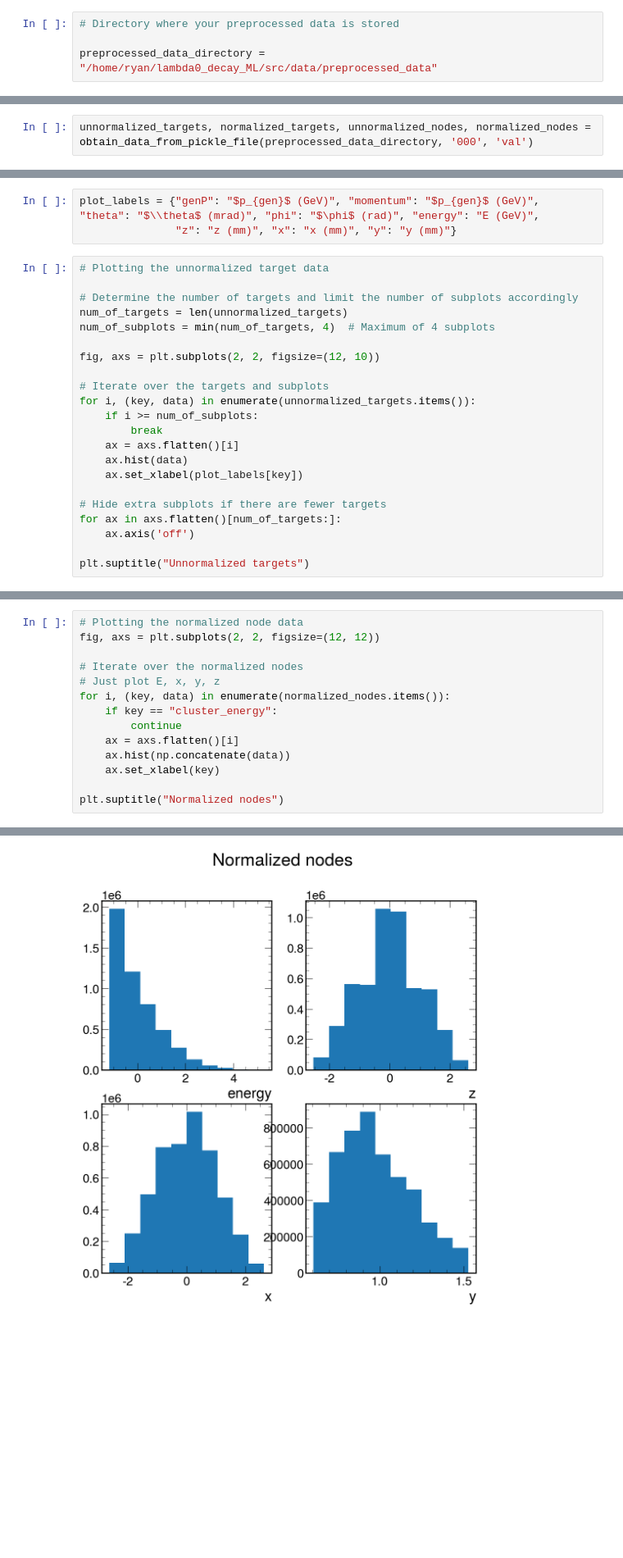
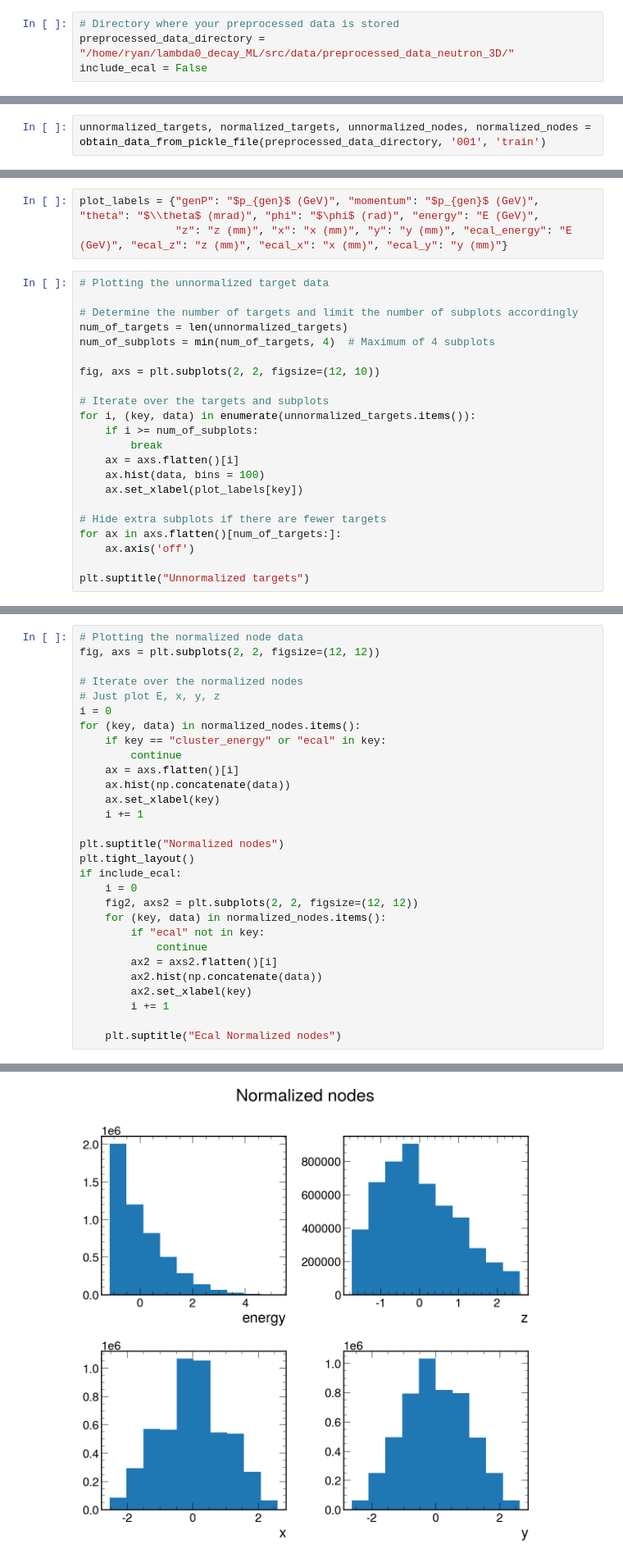
Before and after one commit to eiccodesign/regressiononly, a Jupyter notebook: src/notebooks/preprocessed_QA.ipynb, the cells around one changed output, grey strips where cells are left out. Shown at 82% size. Cells and saved outputs as stored; diff of their text form; blank space fills up the shorter version.

Commit message:
Added include_ecal option

```diff
--- a/src/notebooks/preprocessed_QA.ipynb
+++ b/src/notebooks/preprocessed_QA.ipynb
@@ -17,8 +17,8 @@ import mplhep as hep
 hep.style.use(hep.style.CMS)
 # %%
 # Directory where your preprocessed data is stored
-
-preprocessed_data_directory = "/home/ryan/lambda0_decay_ML/src/data/preprocessed_data"
+preprocessed_data_directory = "/home/ryan/lambda0_decay_ML/src/data/preprocessed_data_neutron_3D/"
+include_ecal = False
 # %% [markdown]
 ### Defining functions to extract the data from the compressed pickle files
 # %%
@@ -130,5 +164,5 @@ def obtain_data_from_pickle_file(preprocessed_data_directory, file_number='000',
 
     return unnormalized_target_arrays, normalized_target_arrays, unnormalized_node_arrays, normalized_node_arrays
 # %%
-unnormalized_targets, normalized_targets, unnormalized_nodes, normalized_nodes = obtain_data_from_pickle_file(preprocessed_data_directory, '000', 'val')
+unnormalized_targets, normalized_targets, unnormalized_nodes, normalized_nodes = obtain_data_from_pickle_file(preprocessed_data_directory, '001', 'train')
 # %% [output]
@@ -138,7 +172,7 @@ Standard deviations:  {'ZDCHcalHitsReco.energy': 0.5239383404846546, '.position.
 The target variables (excluding potential classification) are momentum, theta, phi
 # %%
 plot_labels = {"genP": "$p_{gen}$ (GeV)", "momentum": "$p_{gen}$ (GeV)", "theta": "$\\theta$ (mrad)", "phi": "$\phi$ (rad)", "energy": "E (GeV)",
-               "z": "z (mm)", "x": "x (mm)", "y": "y (mm)"}
+               "z": "z (mm)", "x": "x (mm)", "y": "y (mm)", "ecal_energy": "E (GeV)", "ecal_z": "z (mm)", "ecal_x": "x (mm)", "ecal_y": "y (mm)"}
 # %%
 # Plotting the unnormalized target data
 
@@ -153,7 +187,7 @@ for i, (key, data) in enumerate(unnormalized_targets.items()):
     if i >= num_of_subplots:
         break
     ax = axs.flatten()[i]
-    ax.hist(data)
+    ax.hist(data, bins = 100)
     ax.set_xlabel(plot_labels[key])
 
 # Hide extra subplots if there are fewer targets
@@ -195,12 +229,27 @@ fig, axs = plt.subplots(2, 2, figsize=(12, 12))
 
 # Iterate over the normalized nodes
 # Just plot E, x, y, z
-for i, (key, data) in enumerate(normalized_nodes.items()):
-    if key == "cluster_energy":
+i = 0
+for (key, data) in normalized_nodes.items():
+    if key == "cluster_energy" or "ecal" in key:
         continue
     ax = axs.flatten()[i]
     ax.hist(np.concatenate(data))
     ax.set_xlabel(key)
+    i += 1
 
 plt.suptitle("Normalized nodes")
+plt.tight_layout()
+if include_ecal:
+    i = 0
+    fig2, axs2 = plt.subplots(2, 2, figsize=(12, 12))
+    for (key, data) in normalized_nodes.items():
+        if "ecal" not in key:
+            continue
+        ax2 = axs2.flatten()[i]
+        ax2.hist(np.concatenate(data))
+        ax2.set_xlabel(key)
+        i += 1
+
+    plt.suptitle("Ecal Normalized nodes")
 # %% [output]
@@ -208,4 +256,4 @@ Text(0.5, 0.98, 'Normalized nodes')
-[figure, old version]
+[figure, new version]
 # %%
 # Plotting the unnormalized node data
 fig, axs = plt.subplots(2, 2, figsize=(12, 10))
```
Also changed, not shown: parts of 7 cells of this notebook.
